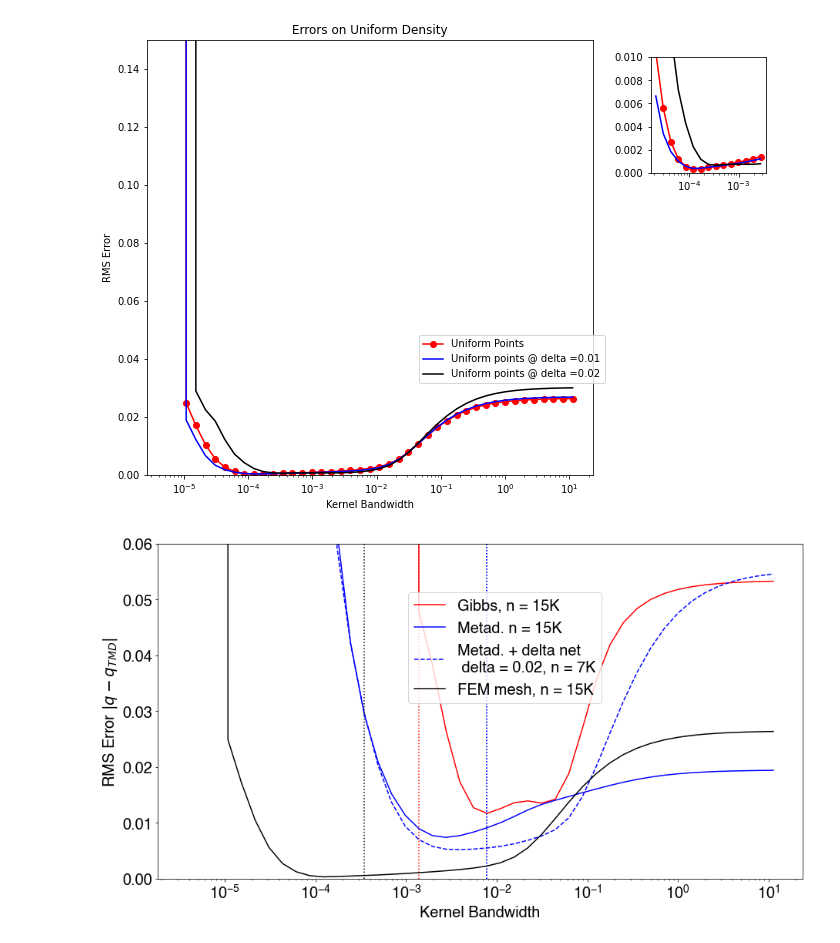
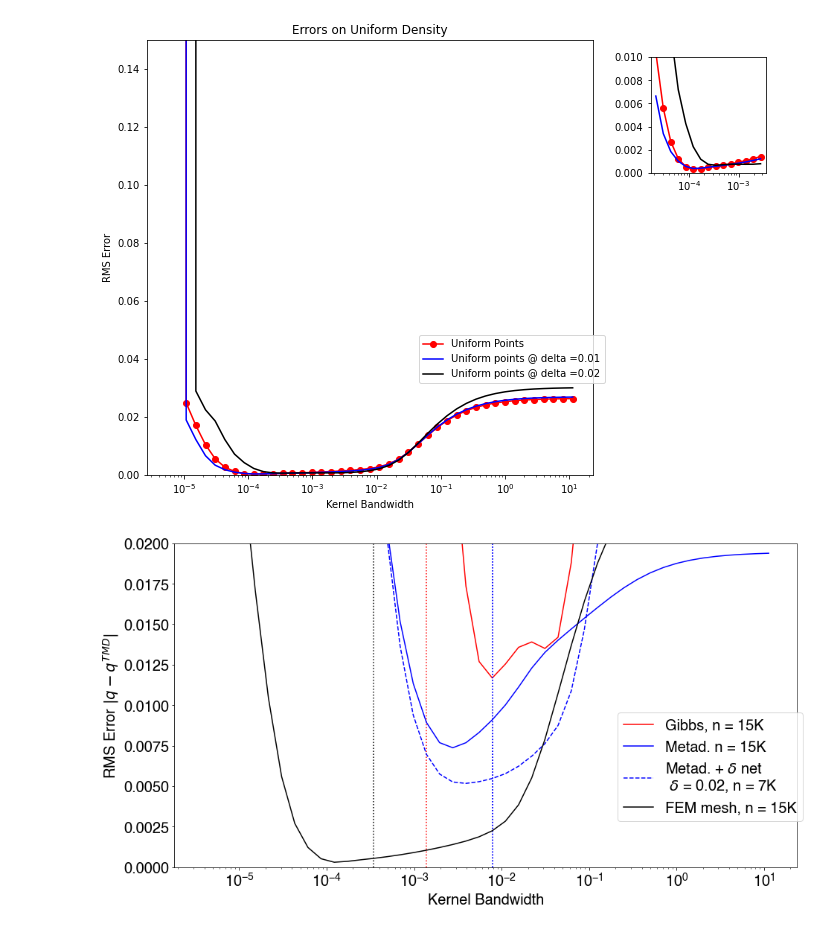
Before and after one commit to ShashankSule/TMDmaps, a Jupyter notebook: Twowell/Error_analysis_twowell.ipynb, the cells around one changed output. Drawn from its saved outputs; the diff is of its cells as text; code cells hidden in the pictures.

```diff
--- a/Twowell/Error_analysis_twowell.ipynb
+++ b/Twowell/Error_analysis_twowell.ipynb
@@ -348,34 +349,34 @@ ax2.plot(eps_vals[:], err_metad_long_FEM_TMD[:, i,-1,-1],
          # marker = 'o',
          color = 'Blue',
          label = "Metad. n = "+ str(round(N_metad[1,0,-1,-1]/1e3))+"K")
 ax2.axvline(x = eps_vals[np.argmax(k_metad[:,i,-1,-1])], linestyle = 'dotted', color = 'Blue')
 
 color = next(colors_FEM)
 ax2.plot(eps_vals[:], err_metad_long_FEM_TMD[:, 2,-1,-1],
          # marker = 'o',
          color = 'Blue',
-         label = "Metad. + delta net\n delta = 0.02, n = " + str(round(N_metad[1,2,-1,-1]/1e3))+"K",
+         label = "Metad. + $\delta$ net\n $\delta$ = 0.02, n = " + str(round(N_metad[1,2,-1,-1]/1e3))+"K",
          linestyle='--')
 ax2.axvline(x = eps_vals[np.argmax(k_metad[:,1,-1,-1])], linestyle = 'dotted', color = 'Blue')
 
 k = k_metad[:,i,-1,-1]
 n = len(k[(k/max(k)) >= 0.9])
 # ax2.axvline(x = eps_vals[np.argmax(k_metad[:,i,-1,-1])], lw = n*10, color = 'Red', alpha=0.1)
 color = next(colors_FEM)
 ax2.plot(eps_vals[:], err_unif_FEM_TMD[:, i,-1,-1],
          # marker = 'o',
          color = 'Black',
          label = "FEM mesh, n = "+ str(round(N_unif[1,0,-1,-1]/1e3)) + "K")
 ax2.axvline(x = eps_vals[np.argmax(k_unif[:,i,-1,-1])], linestyle = 'dotted', color = 'Black')
 k = k_unif[:,i,-1,-1]
 n = len(k[(k/max(k)) >= 0.9])
 # ax2.axvline(x = eps_vals[np.argmax(k_unif[:,i,-1,-1])], lw = n*10, color = 'Black', alpha=0.1)
 
 ax2.legend(bbox_to_anchor=(0.70, 0.5))
-ax2.set(ylim = (0.0,0.06),\
+ax2.set(ylim = (0.0,0.02),\
         # title = "Error analysis for different sampling densities", \
-        ylabel = r"RMS Error $|q - q_{TMD}|$", \
+        ylabel = r"RMS Error $|q - q^{TMD}|$", \
         xlabel = "Kernel Bandwidth")
 fig.savefig("twowell_comparison.pdf", bbox_inches="tight")
 # %% [output]
-[figure, old version]
+[figure, new version]
```
Also changed, not shown: parts of 3 cells of this notebook, 34 other files.
